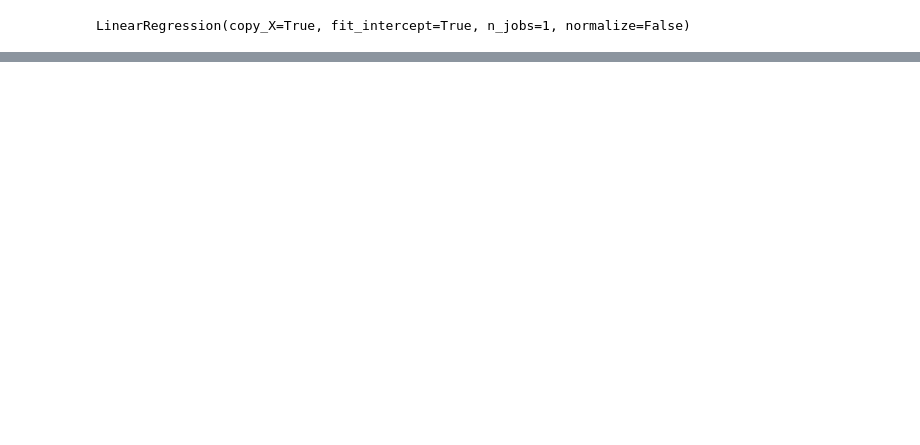
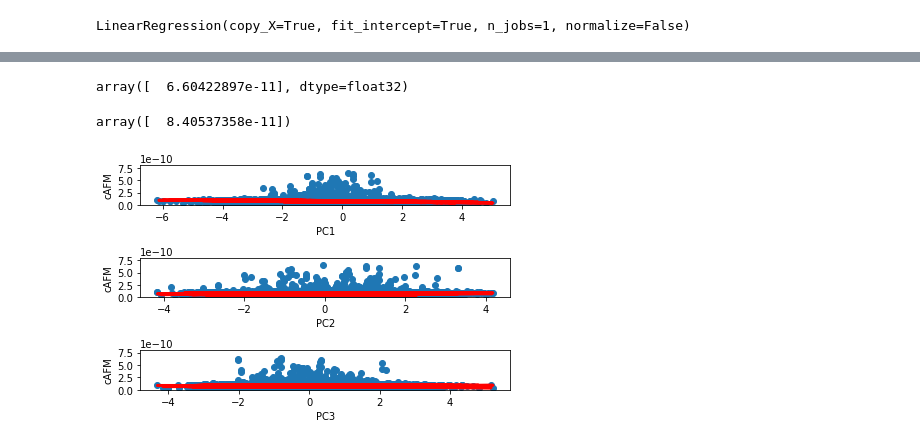
Before and after one commit to kongjy/hyperAFM, a Jupyter notebook: Notebooks/PCAandMLRonPolymers.ipynb, the cells around one changed output, grey strips where cells are left out. Saved outputs shown, nothing was run; the diff lists cells and outputs as text; code cells hidden in the pictures; blank space fills up the shorter version.

```diff
--- a/Notebooks/PCAandMLRonPolymers.ipynb
+++ b/Notebooks/PCAandMLRonPolymers.ipynb
@@ -149,10 +149,15 @@ PC5 = mltransreshape[:,:,4]
 PC5list = PC5.reshape((65536,))
 PC6 = mltransreshape[:,:,5]
 PC6list = PC6.reshape((65536,))
+PC7 = mltransreshape[:,:,6]
+PC7list = PC7.reshape((65536,))
+PC8 = mltransreshape[:,:,7]
+PC8list = PC8.reshape((65536,))
 
 #get variables in appropriate format
 d = {}
 training_x = []
-for x in range(55000, 65536):
-    d[x] = [PC1list[x], PC2list[x], PC3list[x], PC4list[x], PC5list[x], PC6list[x]]
+for x in range(5000, 65536):
+    d[x] = [PC1list[x], PC2list[x], PC3list[x], PC4list[x], PC5list[x], PC6list[x], PC7list[x], PC8list[x]]
     training_x.append(d[x])
+training_x = np.stack(training_x, axis=0)
@@ -159,5 +168,5 @@ for x in range(55000, 65536):
 # %%
-regr.fit(training_x, cAFMlist[55000:])
+regr.fit(training_x, cAFMlist[5000:])
 # %% [output]
 LinearRegression(copy_X=True, fit_intercept=True, n_jobs=1, normalize=False)
 # %%
@@ -167,0 +187,8 @@ print(regr.intercept_, regr.coef_)
+# %%
+cAFMlist[element]
+# %% [output]
+array([  6.60422897e-11], dtype=float32)
+# %%
+cAFM_pred
+# %% [output]
+array([  8.40537358e-11])
@@ -167,0 +197,26 @@ print(regr.intercept_, regr.coef_)
+# %%
+plt.subplot(311)
+plt.scatter(PC1list,cAFMlist)
+plt.plot(training_x[:,0],regr.predict(training_x),color='red',lw='3')
+plt.ylabel('cAFM')
+plt.xlabel('PC1')
+plt.ylim(8e-15, 8e-10)
+
+
+plt.subplot(312)
+plt.scatter(PC2list,cAFMlist)
+plt.plot(training_x[:,1],regr.predict(training_x),color='red',lw='3')
+plt.ylabel('cAFM')
+plt.xlabel('PC2')
+plt.ylim(8e-20, 8e-10)
+
+plt.subplot(313)
+plt.scatter(PC3list,cAFMlist)
+plt.plot(training_x[:,2],regr.predict(training_x),color='red',lw='3')
+plt.ylabel('cAFM')
+plt.xlabel('PC3')
+plt.ylim(8e-15, 8e-10)
+
+plt.tight_layout()
+# %% [output]
+[figure, added]
```
Also changed, not shown: parts of 5 cells of this notebook.
